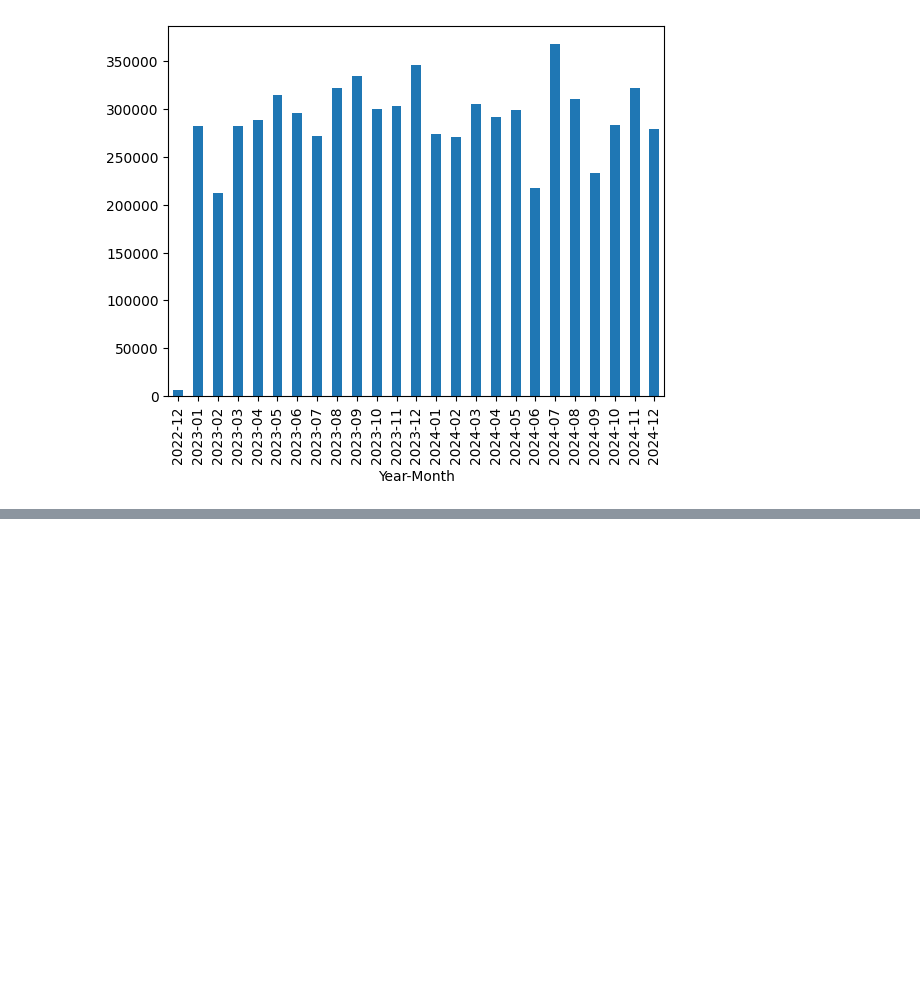
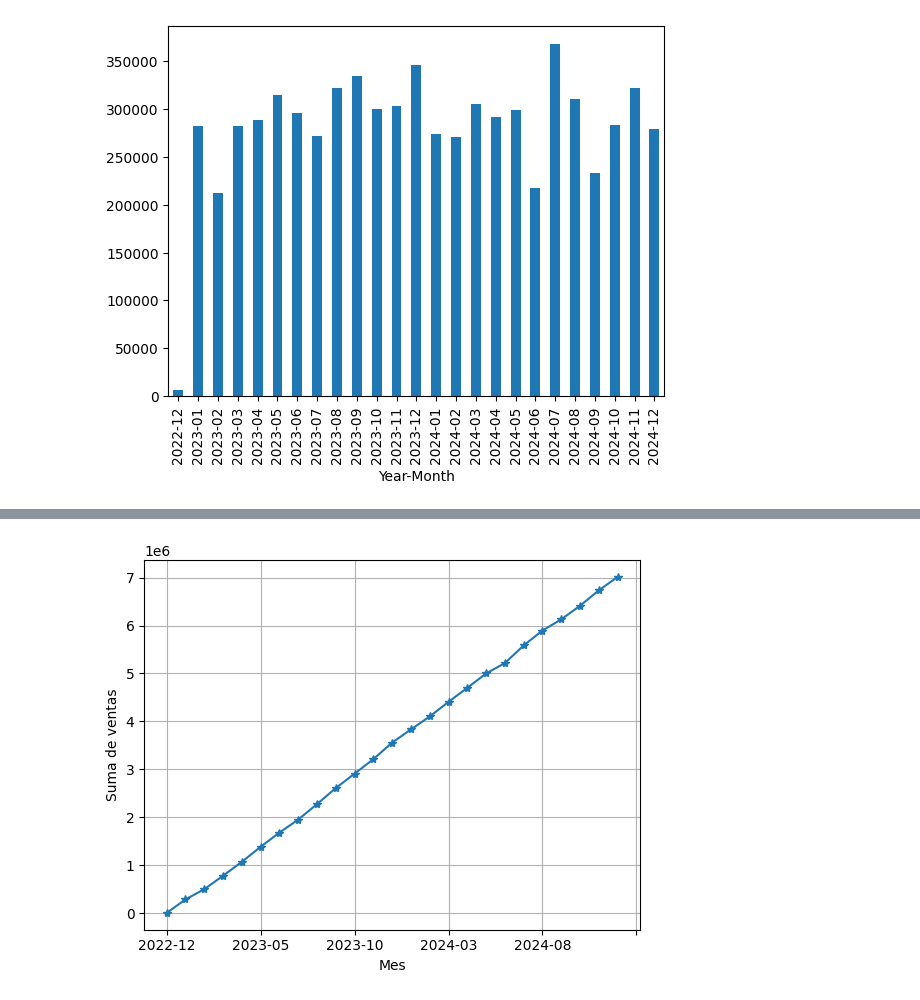
Before and after one commit to SSergito/ejercicio_gpt_data, a Jupyter notebook: main.ipynb, the cells around one changed output, grey strips where cells are left out. Saved outputs shown, nothing was run; the diff lists cells and outputs as text; code cells hidden in the pictures; blank space fills up the shorter version.

```diff
--- a/main.ipynb
+++ b/main.ipynb
@@ -235,0 +292,9 @@ plt.show()
+# %%
+# Crea un gráfico de línea para visualizar el total de ventas acumuladas a lo largo del tiempo
+sales_for_month.cumsum().plot(marker="*")
+plt.xlabel("Mes")
+plt.ylabel("Suma de ventas")
+plt.grid()
+plt.show()
+# %% [output]
+[figure, added]
```
Also changed, not shown: parts of 4 cells of this notebook.
